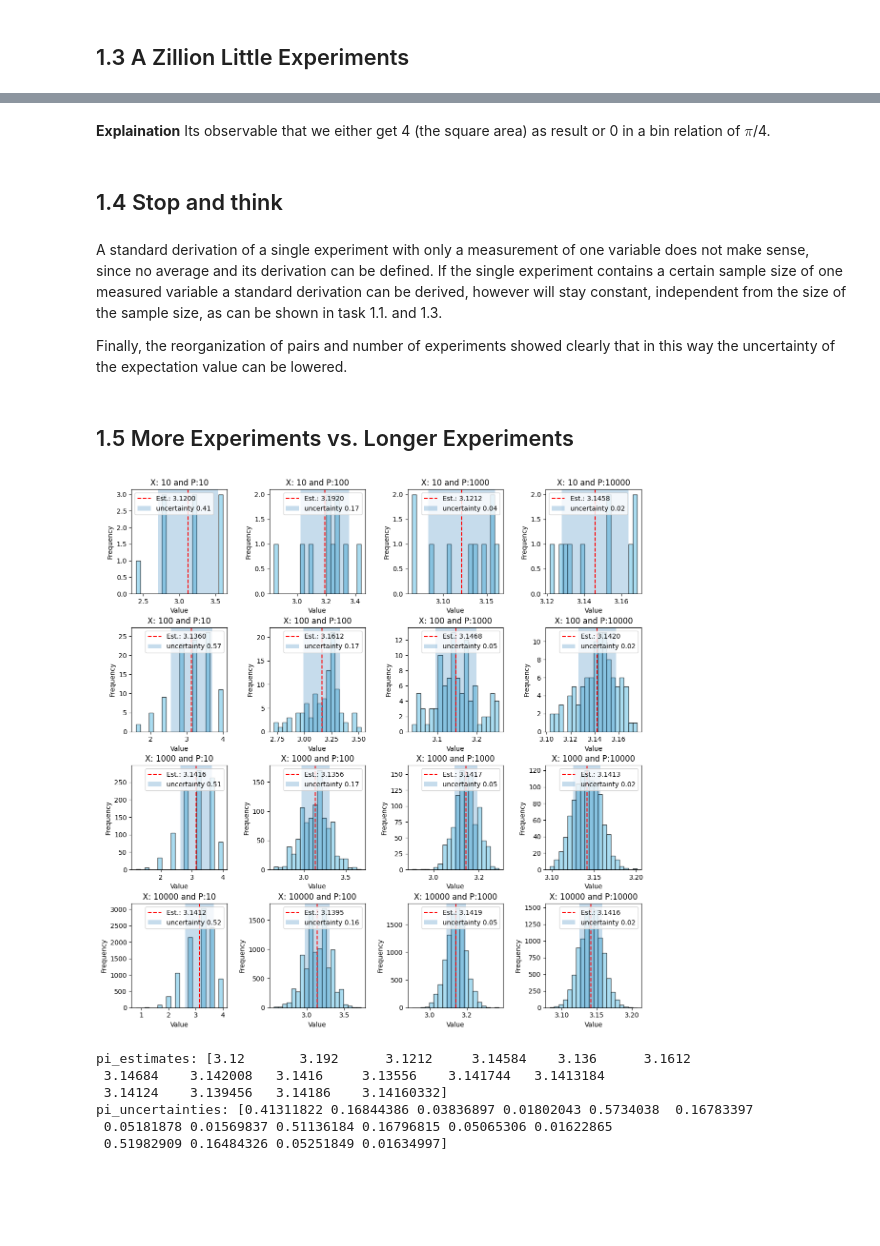
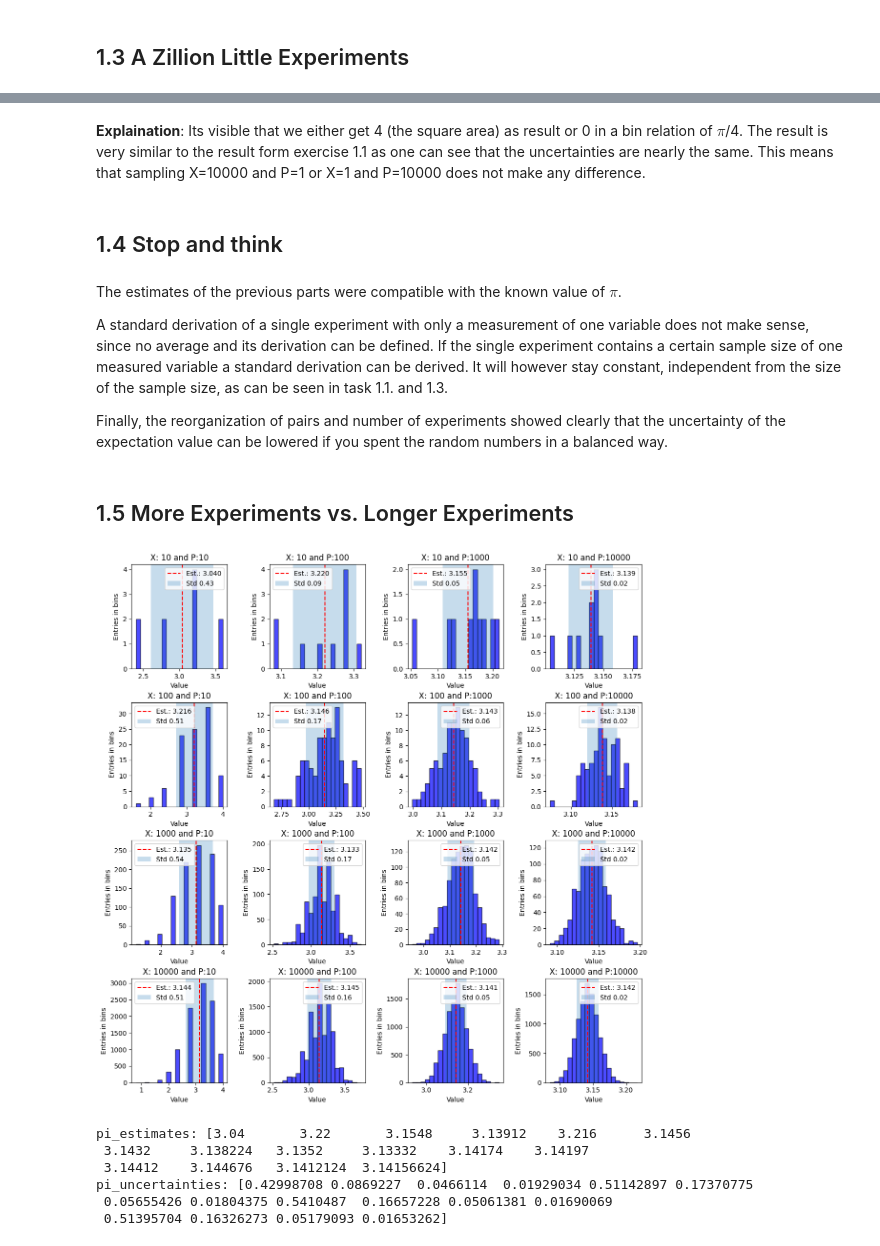
Before and after one commit to MXM1796/computational_physics_2024_fre_rei, a Jupyter notebook: Sheet_1.ipynb, the cells around one changed output, grey strips where cells are left out. Drawn from its saved outputs; the diff is of its cells as text; code cells hidden in the pictures; blank space fills up the shorter version.

Commit message:
last update for exercise1

```diff
--- a/Sheet_1.ipynb
+++ b/Sheet_1.ipynb
@@ -32,0 +36,7 @@ plt.show()
+# %%
+# Calculate the average estimate and the uncertainty (standard deviation) of the Pi estimate
+average = np.sum(4*inside_the_circle)/(n_points_per_experiment)
+uncertainty = np.sqrt(np.sum((4*inside_the_circle-average)**2)/(n_points_per_experiment-1))
+
+# Print the results
+print(f'Pi = {average} ± {uncertainty:.4f}')
@@ -56,10 +80,12 @@ plt.show()
 # %% [markdown]
 ## 1.2 Split into 100 experiments
 # %%
+# Function to generate random points for given number of experiments and points per experiment
 def sample(n_experiments, n_points_per_experiment):
     points = np.random.uniform(low=-1.0, high=1.0, size=(dimension, n_points_per_experiment, n_experiments, ))
     return points
 
+# Function to estimate Pi based on the generated points
 def find_pi(points):
     radius = (points**2).sum(axis=0)
     inside_the_circle = (radius <= 1)
@@ -68,10 +94,9 @@ def find_pi(points):
     pi = 4 * pi_by_4
     return pi
 
+# Function to calculate the average Pi estimate and its uncertainty
 def estimate(pi, n_experiments):
     average = np.sum(pi)/(n_experiments)
-    uncertainty = np.sqrt(
-        np.sum((pi-average)**2)/
-         (n_experiments-1))
+    uncertainty = np.sqrt(np.sum((pi-average)**2)/(n_experiments-1))
     return average, uncertainty
 # %%
@@ -115,17 +156,21 @@ plt.axvspan(average_3-uncertainty_3, average_3+uncertainty_3, alpha=0.25)
 # %% [markdown]
-**Explaination**
-Its observable that we either get 4 (the square area) as result or 0 in a bin relation of $\pi$/4.
+**Explaination**: Its visible that we either get 4 (the square area) as result or 0 in a bin relation of $\pi$/4. The result is very similar to the result form exercise 1.1 as one can see that the uncertainties are nearly the same. This means that sampling X=10000 and P=1 or X=1 and P=10000 does not make any difference.
 # %% [markdown]
 ## 1.4 Stop and think
 # %% [markdown]
-A standard derivation of a single experiment with only a measurement of one variable does not make sense, since no average and its derivation can be defined. If the single experiment contains a certain sample size of one measured variable a standard derivation can be derived, however will stay constant, independent from the size of the sample size, as can be shown in task 1.1. and 1.3.
+The estimates of the previous parts were compatible with the known value of $\pi$.
 
-Finally, the reorganization of pairs and number of experiments showed clearly that in this way the uncertainty of the expectation value can be lowered.
+A standard derivation of a single experiment with only a measurement of one variable does not make sense, since no average and its derivation can be defined. If the single experiment contains a certain sample size of one measured variable a standard derivation can be derived. It will however stay constant, independent from the size of the sample size, as can be seen in task 1.1. and 1.3.
+
+Finally, the reorganization of pairs and number of experiments showed clearly that the uncertainty of the expectation value can be lowered if you spent the random numbers in a balanced way.
 # %% [markdown]
 ## 1.5 More Experiments vs. Longer Experiments
 # %%
+# Set the number of experiments and points per experiment
 P = np.array([10, 100, 1000, 10000])
 X = np.array([10, 100, 1000, 10000])
+
+# Intialize arrays for storing results
 pi_estimates = np.zeros(16)
 pi_uncertainties = np.zeros(16)
 
@@ -133,43 +178,46 @@ pi_uncertainties = np.zeros(16)
 fig, axs = plt.subplots(4, 4, figsize=(12, 12))
 fig.tight_layout(pad=3.0)
 
+# Initialize counter
 counter_1 = 0
 
 # Loop for generating estimates and plotting histograms
 for i in range(0, 4):
     counter_2 = 0
     for j in range(0, 4):
-        # Sampling data and estimating pi and uncertainty
+        # Sampling data and estimating Pi and uncertainty
         sampled_data = sample(X[i], P[j])
         pi_value, uncertainty_value = estimate(find_pi(sampled_data), X[i])
         pi_estimates[counter_1 + counter_2] = pi_value
         pi_uncertainties[counter_1 + counter_2] = uncertainty_value
 
         # Generating histogram for the current sampled data
         ax = axs[i, j]
-        ax.hist(find_pi(sampled_data), bins=20, color='skyblue', edgecolor='black', alpha=0.7)
-        ax.axvline(pi_value, color='r', linestyle='dashed', linewidth=1.5, label=f'Est.: {pi_value:.4f}')
-        ax.axvspan(pi_value - uncertainty_value, pi_value+uncertainty_value, alpha=0.25, label=f'uncertainty {uncertainty_value:.2f}')
+        ax.hist(find_pi(sampled_data), bins=20, color='blue', edgecolor='black', alpha=0.7)
+        ax.axvline(pi_value, color='r', linestyle='dashed', linewidth=1.5, label=f'Est.: {pi_value:.3f}')
+        ax.axvspan(pi_value - uncertainty_value, pi_value+uncertainty_value, alpha=0.25, label=f'Std {uncertainty_value:.2f}')
         ax.set_title(f'X: {X[i]} and P:{P[j]}')
         ax.set_xlabel('Value')
-        ax.set_ylabel('Frequency')
+        ax.set_ylabel('Entries in bins')
         ax.legend()
 
         # Update counter
         counter_2 += 1
+    # Update counter
     counter_1 += 4
 
 # Show the plot
 plt.show()
 
+# Print the results
 print("pi_estimates:", pi_estimates)
 print("pi_uncertainties:", pi_uncertainties)
 # %% [output]
-[figure, old version]
+[figure, new version]
-pi_estimates: [3.12       3.192      3.1212     3.14584    3.136      3.1612
- 3.14684    3.142008   3.1416     3.13556    3.141744   3.1413184
- 3.14124    3.139456   3.14186    3.14160332]
-pi_uncertainties: [0.41311822 0.16844386 0.03836897 0.01802043 0.5734038  0.16783397
- 0.05181878 0.01569837 0.51136184 0.16796815 0.05065306 0.01622865
- 0.51982909 0.16484326 0.05251849 0.01634997]
+pi_estimates: [3.04       3.22       3.1548     3.13912    3.216      3.1456
+ 3.1432     3.138224   3.1352     3.13332    3.14174    3.14197
+ 3.14412    3.144676   3.1412124  3.14156624]
+pi_uncertainties: [0.42998708 0.0869227  0.0466114  0.01929034 0.51142897 0.17370775
+ 0.05655426 0.01804375 0.5410487  0.16657228 0.05061381 0.01690069
+ 0.51395704 0.16326273 0.05179093 0.01653262]
 # %%
```
Also changed, not shown: parts of 21 cells of this notebook.
